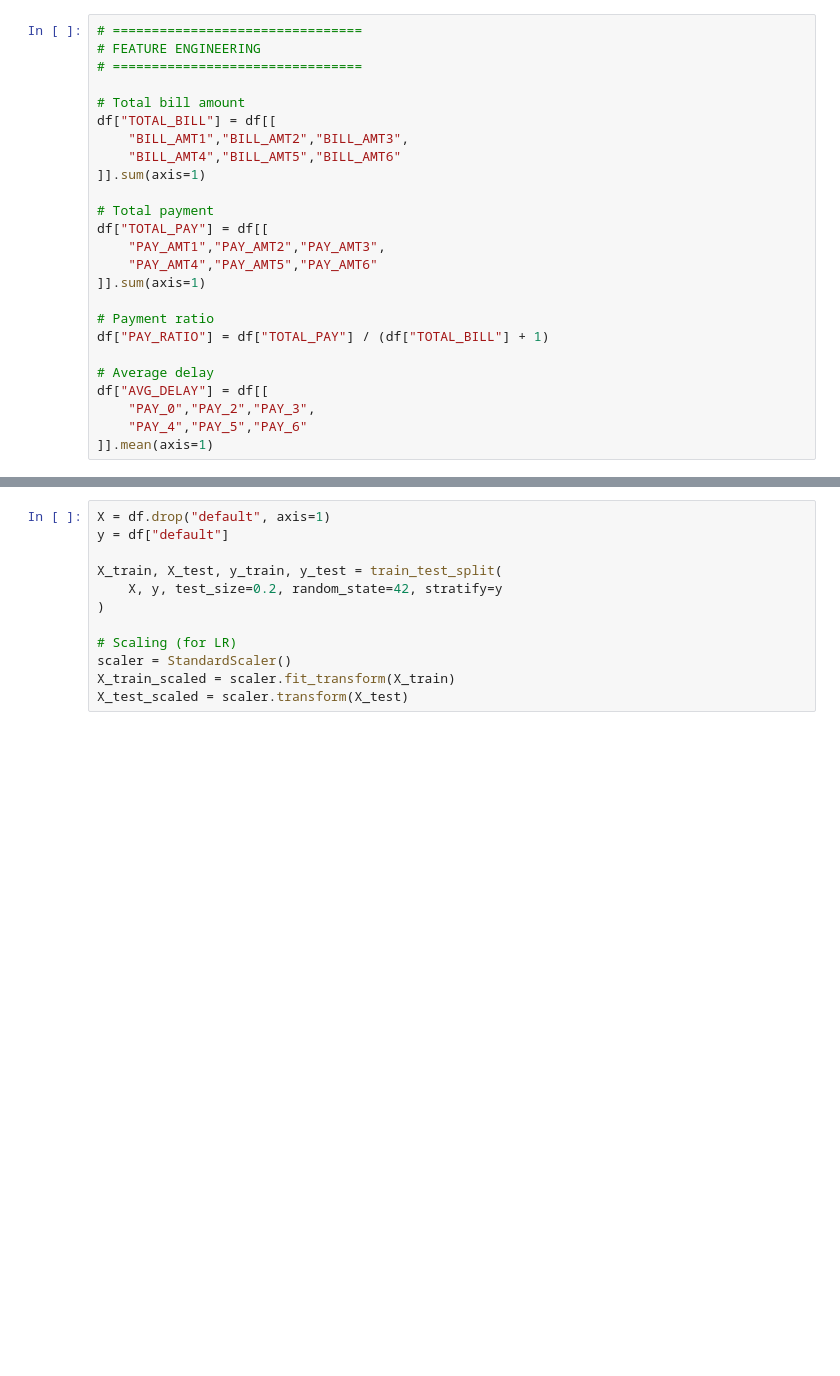
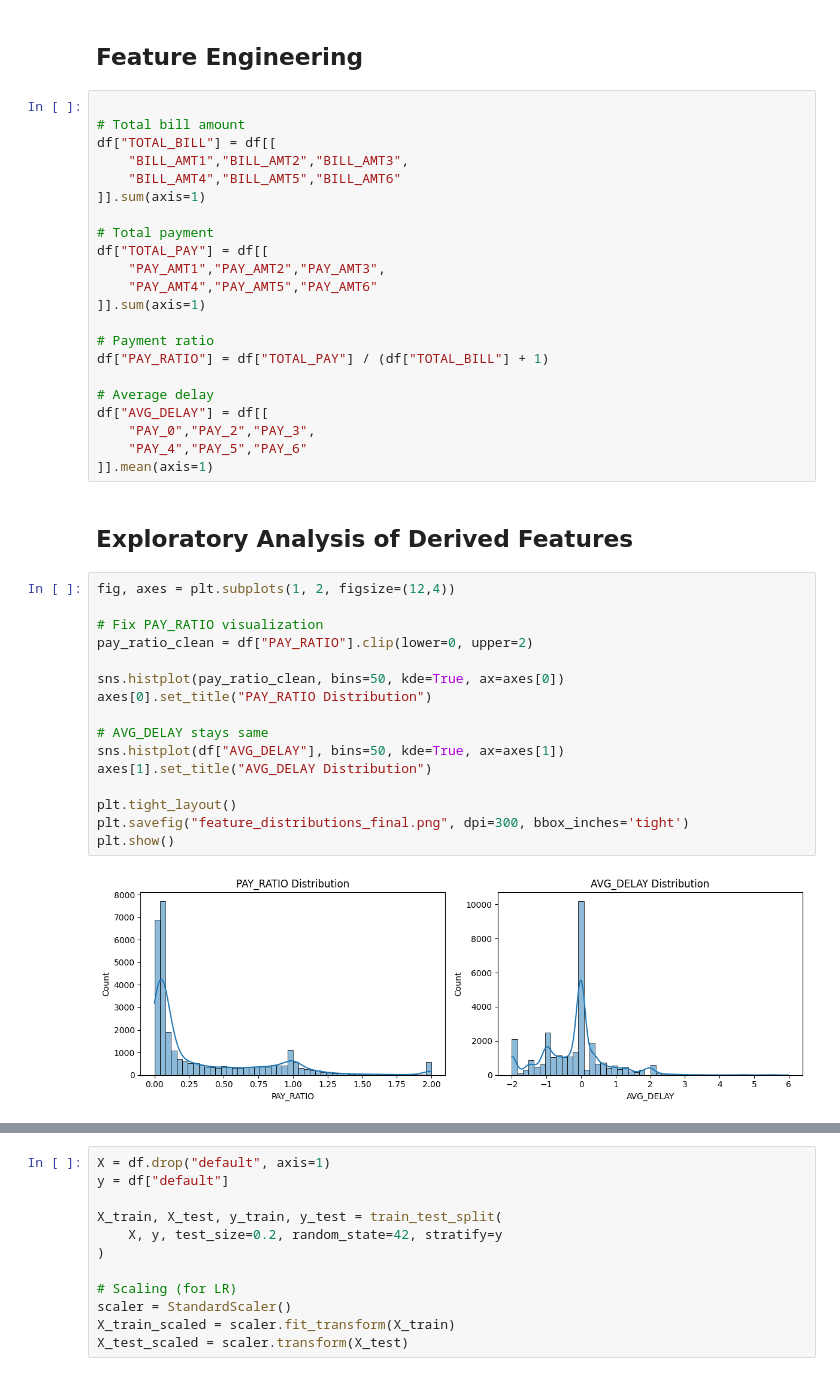
Before and after one commit to Sandesh-Ghimire/Credit-Card-Default-final, a Jupyter notebook: optimizedcode.ipynb, the cells around one changed output, grey strips where cells are left out. Cells and saved outputs as stored; diff of their text form; blank space fills up the shorter version.

Commit message:
cleaned and working code.

```diff
--- a/optimizedcode.ipynb
+++ b/optimizedcode.ipynb
@@ -72,10 +77,9 @@ Data loaded successfully!
 4      9000       689       679        0
 
 [5 rows x 24 columns]
+# %% [markdown]
+## Feature Engineering
 # %%
-# ================================
-# FEATURE ENGINEERING
-# ================================
 
 # Total bill amount
 df["TOTAL_BILL"] = df[[
@@ -97,3 +101,23 @@ df["AVG_DELAY"] = df[[
     "PAY_0","PAY_2","PAY_3",
     "PAY_4","PAY_5","PAY_6"
 ]].mean(axis=1)
+# %% [markdown]
+## Exploratory Analysis of Derived Features
+# %%
+fig, axes = plt.subplots(1, 2, figsize=(12,4))
+
+# Fix PAY_RATIO visualization
+pay_ratio_clean = df["PAY_RATIO"].clip(lower=0, upper=2)
+
+sns.histplot(pay_ratio_clean, bins=50, kde=True, ax=axes[0])
+axes[0].set_title("PAY_RATIO Distribution")
+
+# AVG_DELAY stays same
+sns.histplot(df["AVG_DELAY"], bins=50, kde=True, ax=axes[1])
+axes[1].set_title("AVG_DELAY Distribution")
+
+plt.tight_layout()
+plt.savefig("feature_distributions_final.png", dpi=300, bbox_inches='tight')
+plt.show()
+# %% [output]
+[figure, added]
```
Also changed, not shown: parts of 56 cells of this notebook, 5 other files.
